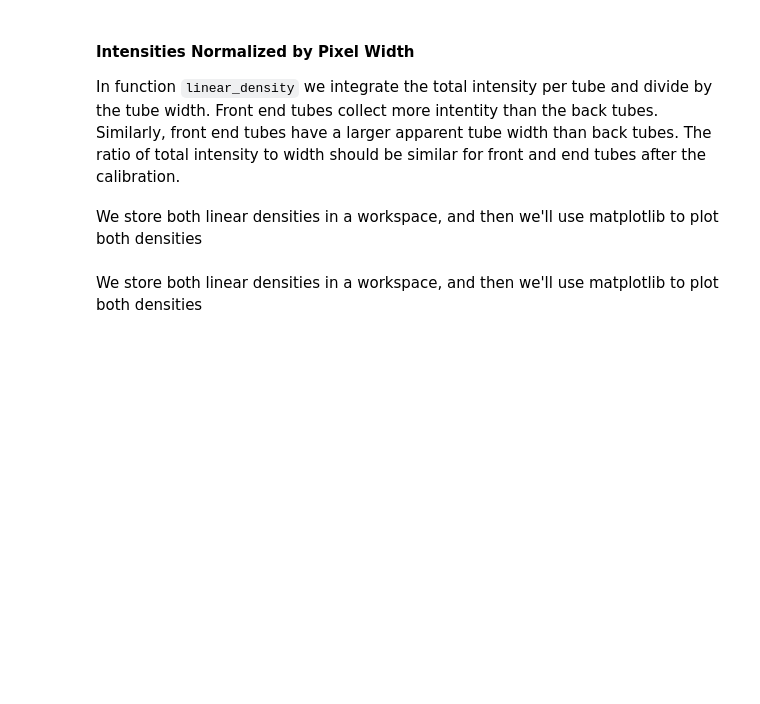
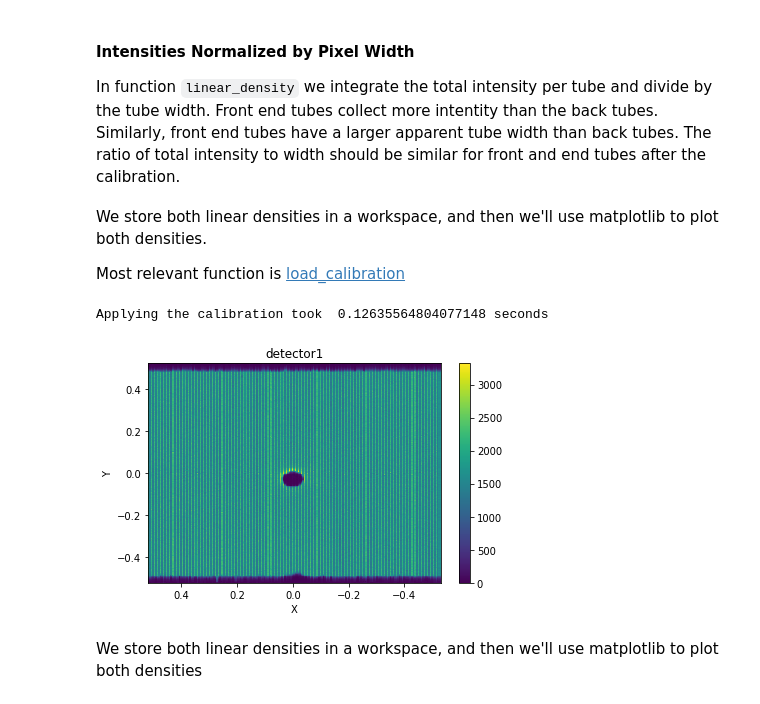
Before and after one commit to neutrons/drtsans, a Jupyter notebook: notebooks/gpsans/gpsans_pixel_calibration.ipynb, the cells around one changed output. Cells and saved outputs as stored; diff of their text form; code cells hidden in the pictures; blank space fills up the shorter version.

Commit message:
Refs #480 pixel calibration scans
Signed-off-by: Jose Borreguero <borreguero@gmail.com>

Former-commit-id: c522ec0ebd60ea462d1a3302765de3e9436694d4

```diff
--- a/notebooks/gpsans/gpsans_pixel_calibration.ipynb
+++ b/notebooks/gpsans/gpsans_pixel_calibration.ipynb
@@ -263,13 +266,22 @@ def linear_density(workspace):
 
 uncalibrated_densities = linear_density('workspace')
 # %% [markdown]
-We store both linear densities in a workspace, and then we'll use matplotlib to plot both densities
+We store both linear densities in a workspace, and then we'll use matplotlib to plot both densities.
+
+Most relevant function is [load_calibration](http://docs.drt-sans.ornl.gov/drtsans/pixel_calibration.html#drtsans.pixel_calibration.load_calibration)
 # %%
 start_time = time.time()
+calibration = load_calibration('workspace', 'TUBEWIDTH')
 calibration.apply('workspace')
 print('Applying the calibration took ', time.time() - start_time, 'seconds')
 
 calibrated_densities = linear_density('workspace')
+# %% [output]
+Applying the calibration took  0.12635564804077148 seconds
+# %%
+plot_workspace('workspace', axes_mode='xy')
+# %% [output]
+[figure, added]
 # %% [markdown]
 We store both linear densities in a workspace, and then we'll use matplotlib to plot both densities
 # %%
```
Also changed, not shown: parts of 6 cells of this notebook, 1 other file.
